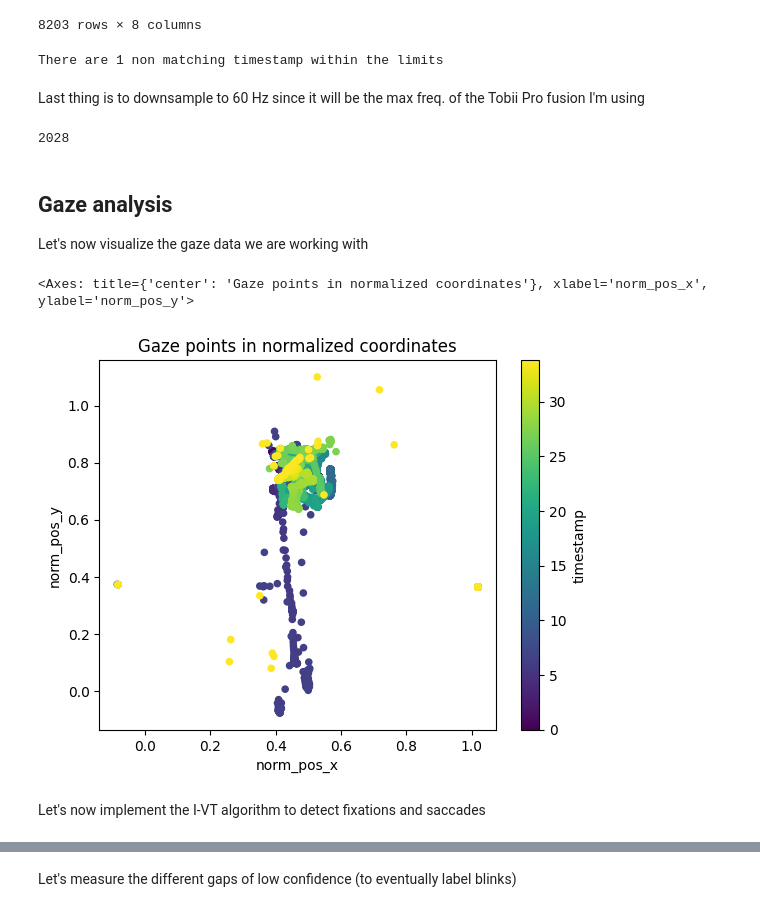
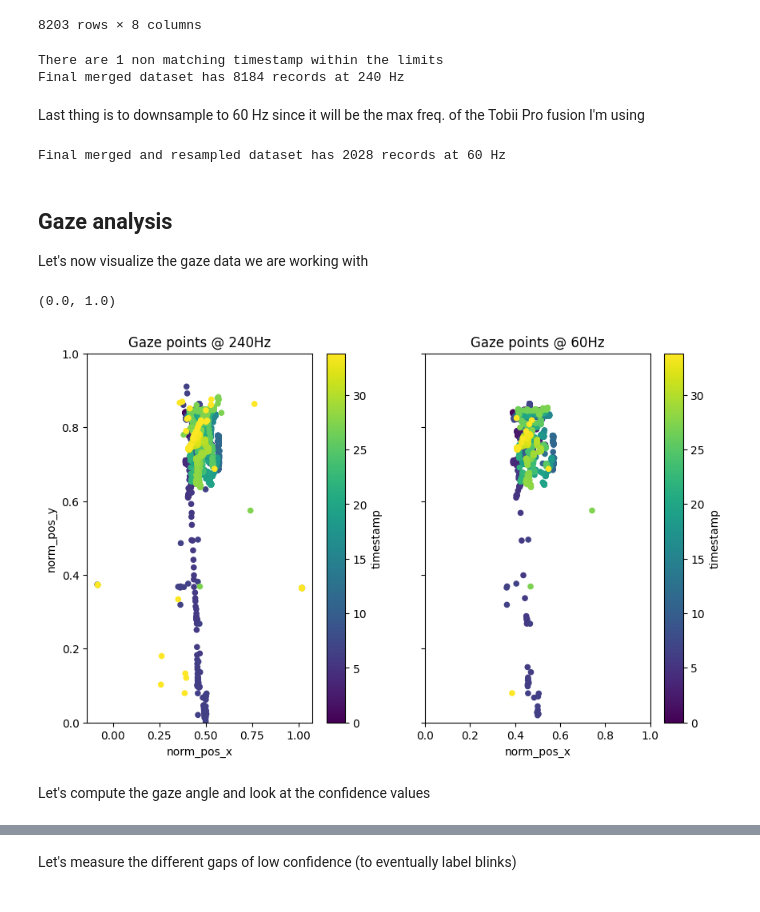
Before and after one commit to Alex0021/thesis-adaptive-swarm-interfaces, a Jupyter notebook: research/cognitive_load_models/notebooks/01_explore_datasets.ipynb, the cells around one changed output, grey strips where cells are left out. Drawn from its saved outputs; the diff is of its cells as text; code cells hidden in the pictures.

```diff
--- a/research/cognitive_load_models/notebooks/01_explore_datasets.ipynb
+++ b/research/cognitive_load_models/notebooks/01_explore_datasets.ipynb
@@ -92,9 +93,13 @@ merged_df = pd.merge_asof(gaze_df.sort_values('gaze_timestamp'),
 print(f"There are {merged_df[merged_df.pupil_confidence.isna()].index.size} non matching timestamp within the limits")
 # Since only one value, drop the row
 merged_df_clean = merged_df.dropna()
-# Let's reindex the dataframe using timestamp starting from 0 adn dropping the original timestamp columns
+# Let's reindex the dataframe using timestamp starting from 0 and dropping the original timestamp columns
 merged_df_clean['timestamp'] = merged_df_clean['gaze_timestamp'] - gaze_start_time
 merged_df_clean.drop(columns=['gaze_timestamp', 'pupil_timestamp'], inplace=True)
+# Let's combine timestamps too close to each other (less than 2 of the sampling rate) by averaging their values
+# display(merged_df_clean.groupby((merged_df_clean['timestamp'] // (1.0/240/2)).astype(int)).count().sort_values(by='confidence', ascending=False).head(10))
+merged_df_clean = merged_df_clean.groupby((merged_df_clean['timestamp'] // (1.0/240/2)).astype(int)).nearest().reset_index(drop=True)
+print(f"Final merged dataset has {merged_df_clean.shape[0]} records at 240 Hz")
 
 # Rename some columns for clarity
 merged_df_clean.rename(columns={
@@ -102,6 +107,7 @@ merged_df_clean.rename(columns={
 }, inplace=True)
 # %% [output]
 There are 1 non matching timestamp within the limits
+Final merged dataset has 8184 records at 240 Hz
 # %% [markdown]
 Last thing is to downsample to 60 Hz since it will be the max freq. of the Tobii Pro fusion I'm using
 # %%
@@ -110,11 +116,12 @@ Last thing is to downsample to 60 Hz since it will be the max freq. of the Tobii
 merged_df_clean_resampled = merged_df_clean.copy()
 merged_df_clean_resampled['timestamp'] = pd.to_timedelta(merged_df_clean_resampled['timestamp'], unit='s')
 merged_df_clean_resampled.set_index('timestamp', inplace=True)
-merged_df_clean_resampled = merged_df_clean_resampled.resample('16.67ms').mean().interpolate()  # Resample to 60 Hz and interpolate missing values
+merged_df_clean_resampled = merged_df_clean_resampled.resample('16.67ms').nearest().interpolate()  # Resample to 60 Hz and interpolate missing values
 merged_df_clean_resampled.reset_index(inplace=True)
-len(merged_df_clean_resampled)
+merged_df_clean_resampled['timestamp'] = merged_df_clean_resampled['timestamp'].dt.total_seconds()  # Convert back to seconds
+print(f"Final merged and resampled dataset has {merged_df_clean_resampled.shape[0]} records at 60 Hz")
 # %% [output]
-2028
+Final merged and resampled dataset has 2028 records at 60 Hz
 # %% [markdown]
 ## Gaze analysis
 
@@ -122,10 +129,14 @@ Let's now visualize the gaze data we are working with
 # %%
 from matplotlib import colormaps
 
+fig, axs = plt.subplots(1, 2, figsize=(10, 6), sharey=True)
 colormap = colormaps.get_cmap("viridis")
-merged_df_clean.plot("norm_pos_x", "norm_pos_y", kind='scatter', c='timestamp', colormap=colormap, title="Gaze points in normalized coordinates")
+merged_df_clean.plot("norm_pos_x", "norm_pos_y", kind='scatter', c='timestamp', colormap=colormap, title="Gaze points @ 240Hz", ax=axs[0])
+merged_df_clean_resampled.plot("norm_pos_x", "norm_pos_y", kind='scatter', c='timestamp', colormap=colormap, title="Gaze points @ 60Hz", ax=axs[1])
+axs[1].set_xlim(0.0, 1.0)
+axs[1].set_ylim(0.0, 1.0)
 # %% [output]
-<Axes: title={'center': 'Gaze points in normalized coordinates'}, xlabel='norm_pos_x', ylabel='norm_pos_y'>
+(0.0, 1.0)
-[figure, old version]
+[figure, new version]
 # %% [markdown]
-Let's now implement the I-VT algorithm to detect fixations and saccades
+Let's compute the gaze angle and look at the confidence values
```
Also changed, not shown: parts of 21 cells of this notebook, 2 other files.
